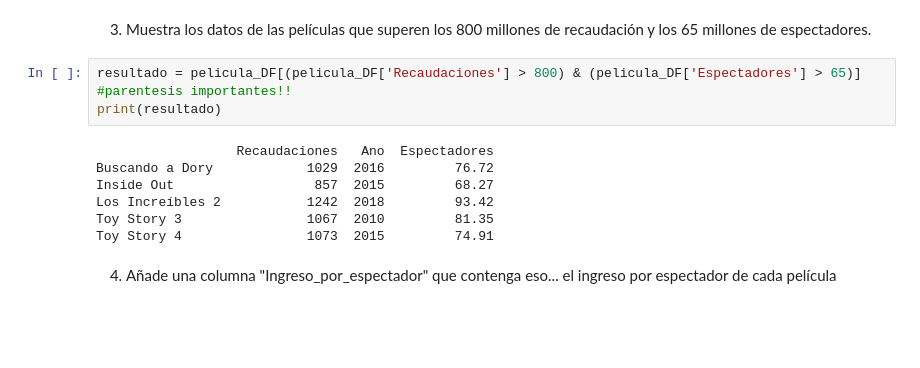
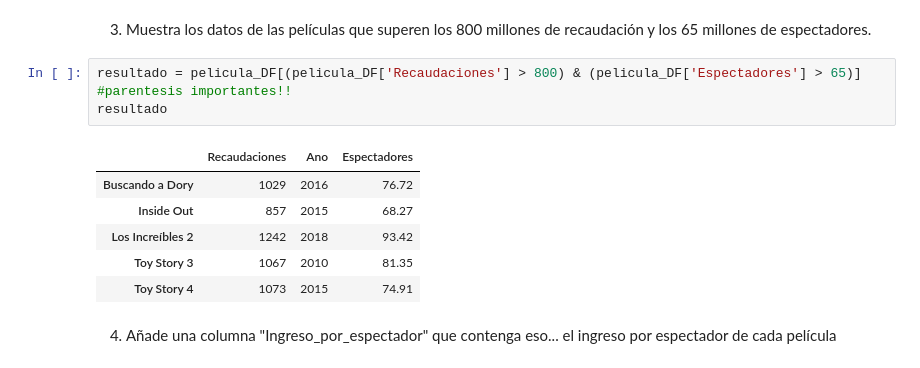
Before and after one commit to raquel-julian/ONLINE_DS_THEBRIDGE_r_julian, a Jupyter notebook: 02_Programacion_y_Herramientas_Avanzadas/Sprint_04/Unidad_01/Practica_Obligatoria/18_Practica_Obligatoria_Pandas_I.ipynb, the cells around one changed output. Drawn from its saved outputs; the diff is of its cells as text; blank space fills up the shorter version.

```diff
--- a/02_Programacion_y_Herramientas_Avanzadas/Sprint_04/Unidad_01/Practica_Obligatoria/18_Practica_Obligatoria_Pandas_I.ipynb
+++ b/02_Programacion_y_Herramientas_Avanzadas/Sprint_04/Unidad_01/Practica_Obligatoria/18_Practica_Obligatoria_Pandas_I.ipynb
@@ -237,14 +245,14 @@ Toy Story 4                1073  2015         74.91
 3. Muestra los datos de las películas que superen los 800 millones de recaudación y los 65 millones de espectadores.
 # %%
 resultado = pelicula_DF[(pelicula_DF['Recaudaciones'] > 800) & (pelicula_DF['Espectadores'] > 65)] #parentesis importantes!!
-print(resultado)
+resultado
 # %% [output]
-                  Recaudaciones   Ano  Espectadores
-Buscando a Dory            1029  2016         76.72
-Inside Out                  857  2015         68.27
-Los Increíbles 2           1242  2018         93.42
-Toy Story 3                1067  2010         81.35
-Toy Story 4                1073  2015         74.91
+|  | Recaudaciones | Ano | Espectadores |
+| Buscando a Dory | 1029 | 2016 | 76.72 |
+| Inside Out | 857 | 2015 | 68.27 |
+| Los Increíbles 2 | 1242 | 2018 | 93.42 |
+| Toy Story 3 | 1067 | 2010 | 81.35 |
+| Toy Story 4 | 1073 | 2015 | 74.91 |
 # %% [markdown]
 4. Añade una columna "Ingreso_por_espectador" que contenga eso... el ingreso por espectador de cada película
 # %%
```
Also changed, not shown: parts of 9 cells of this notebook, 18 other files.
